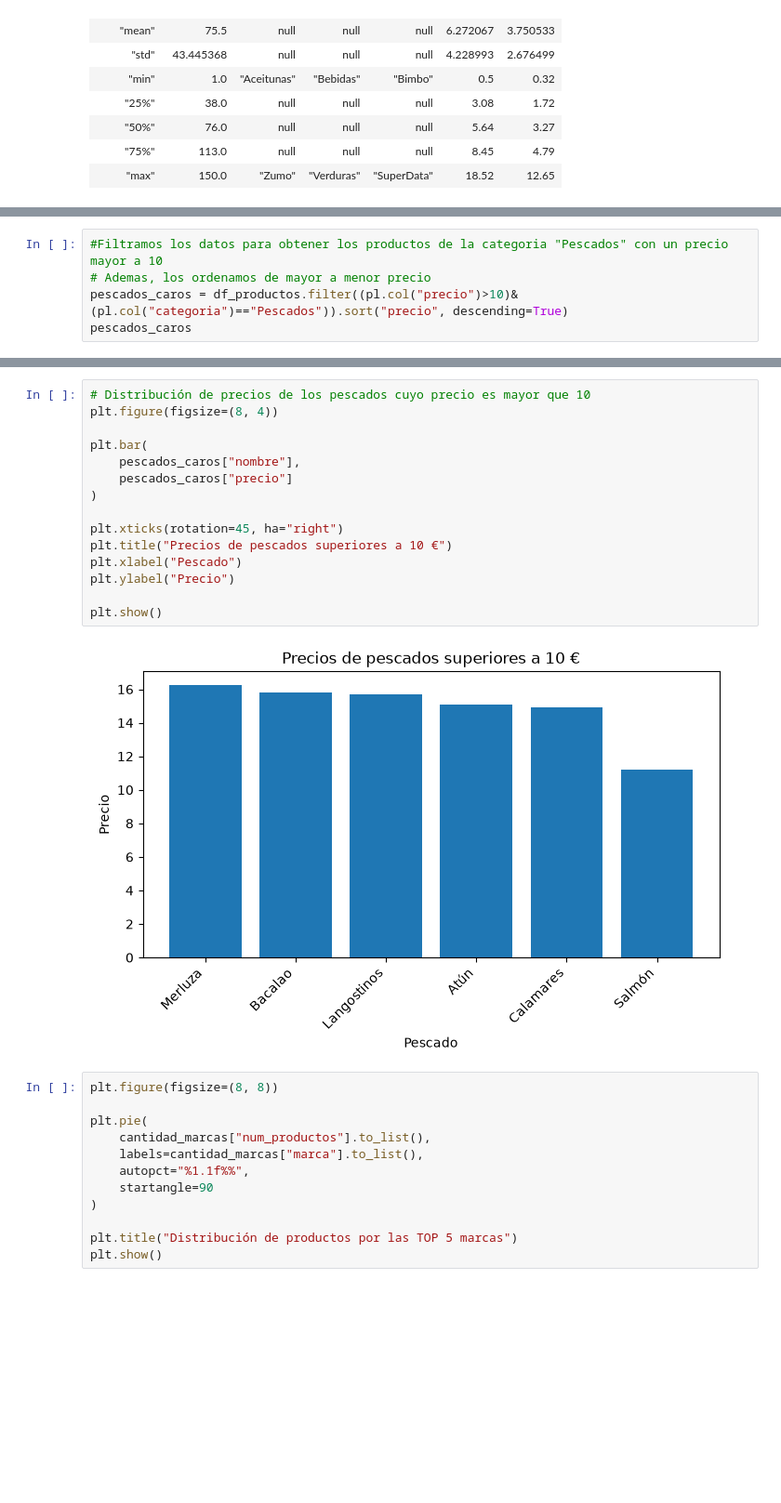
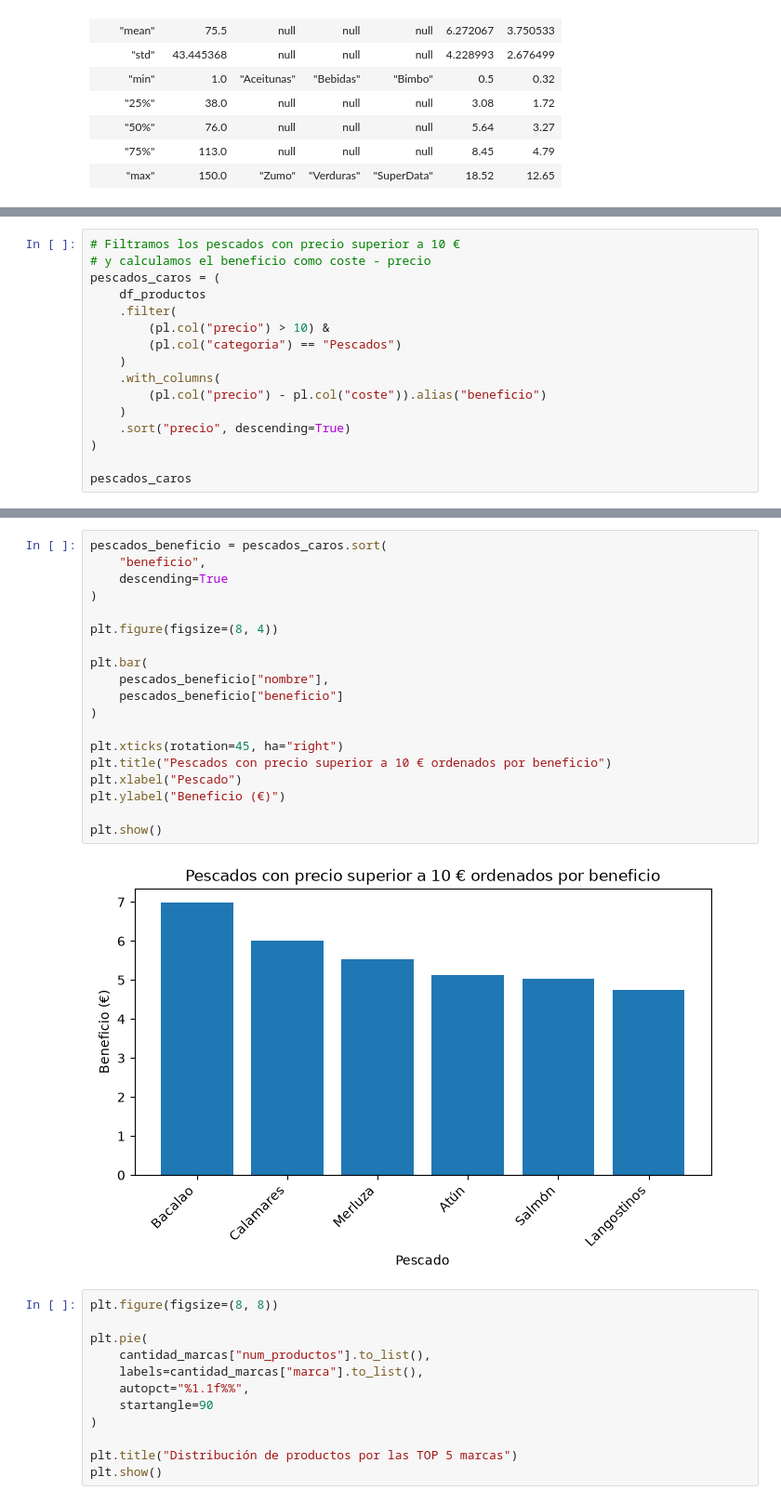
Before and after one commit to JoonGut/sistemas_bd, a Jupyter notebook: bd2/notebook2.ipynb, the cells around one changed output, grey strips where cells are left out. Shown at 93% size. Cells and saved outputs as stored; diff of their text form; blank space fills up the shorter version.

Commit message:
Modificacion en el grafico de pescado, mostrando dato mas interesante

```diff
--- a/bd2/notebook2.ipynb
+++ b/bd2/notebook2.ipynb
@@ -462,6 +462,17 @@ shape: (5, 2)
 # %%
-#Filtramos los datos para obtener los productos de la categoria "Pescados" con un precio mayor a 10
-# Ademas, los ordenamos de mayor a menor precio
-pescados_caros = df_productos.filter((pl.col("precio")>10)& (pl.col("categoria")=="Pescados")).sort("precio", descending=True)
+# Filtramos los pescados con precio superior a 10 €
+# y calculamos el beneficio como coste - precio
+pescados_caros = (
+    df_productos
+    .filter(
+        (pl.col("precio") > 10) &
+        (pl.col("categoria") == "Pescados")
+    )
+    .with_columns(
+        (pl.col("precio") - pl.col("coste")).alias("beneficio")
+    )
+    .sort("precio", descending=True)
+)
+
 pescados_caros
 # %% [output]
@@ -513,20 +524,24 @@ shape: (13, 2)
 # %%
-# Distribución de precios de los pescados cuyo precio es mayor que 10
+pescados_beneficio = pescados_caros.sort(
+    "beneficio",
+    descending=True
+)
+
 plt.figure(figsize=(8, 4))
 
 plt.bar(
-    pescados_caros["nombre"],
-    pescados_caros["precio"]
+    pescados_beneficio["nombre"],
+    pescados_beneficio["beneficio"]
 )
 
 plt.xticks(rotation=45, ha="right")
-plt.title("Precios de pescados superiores a 10 €")
+plt.title("Pescados con precio superior a 10 € ordenados por beneficio")
 plt.xlabel("Pescado")
-plt.ylabel("Precio")
+plt.ylabel("Beneficio (€)")
 
 plt.show()
 # %% [output]
-[figure, old version]
+[figure, new version]
 # %%
 plt.figure(figsize=(8, 8))
 
```
Also changed, not shown: parts of 26 cells of this notebook.
